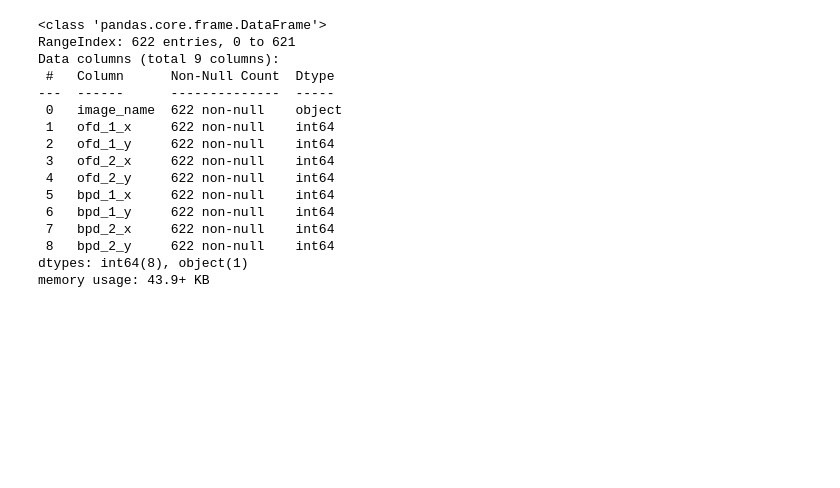
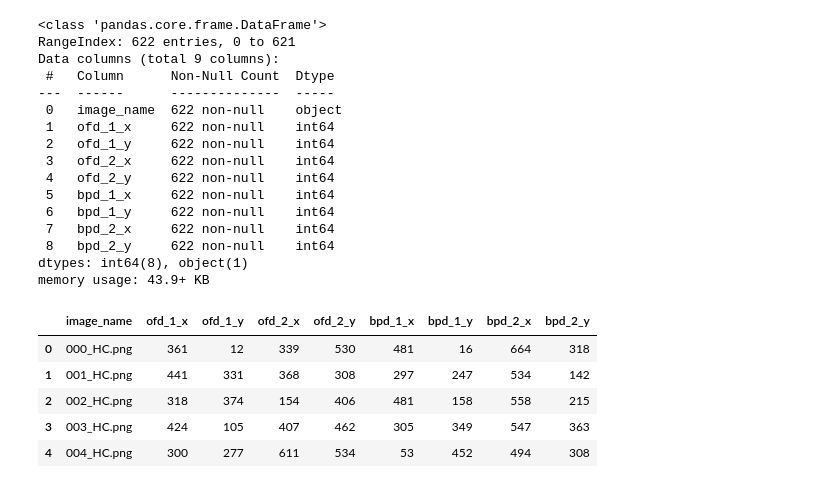
Before and after one commit to Usmanrajaa/Identify-BPD-and-OFD, a Jupyter notebook: Untitled.ipynb, the cells around one changed output. Cells and saved outputs as stored; diff of their text form; code cells hidden in the pictures; blank space fills up the shorter version.

```diff
--- a/Untitled.ipynb
+++ b/Untitled.ipynb
@@ -23,3 +23,12 @@ Data columns (total 9 columns):
  8   bpd_2_y     622 non-null    int64
 dtypes: int64(8), object(1)
 memory usage: 43.9+ KB
+# %%
+df.head()
+# %% [output]
+|  | image_name | ofd_1_x | ofd_1_y | ofd_2_x | ofd_2_y | bpd_1_x | bpd_1_y | bpd_2_x | bpd_2_y |
+| 0 | 000_HC.png | 361 | 12 | 339 | 530 | 481 | 16 | 664 | 318 |
+| 1 | 001_HC.png | 441 | 331 | 368 | 308 | 297 | 247 | 534 | 142 |
+| 2 | 002_HC.png | 318 | 374 | 154 | 406 | 481 | 158 | 558 | 215 |
+| 3 | 003_HC.png | 424 | 105 | 407 | 462 | 305 | 349 | 547 | 363 |
+| 4 | 004_HC.png | 300 | 277 | 611 | 534 | 53 | 452 | 494 | 308 |
```
Also changed, not shown: parts of 11 cells of this notebook.
